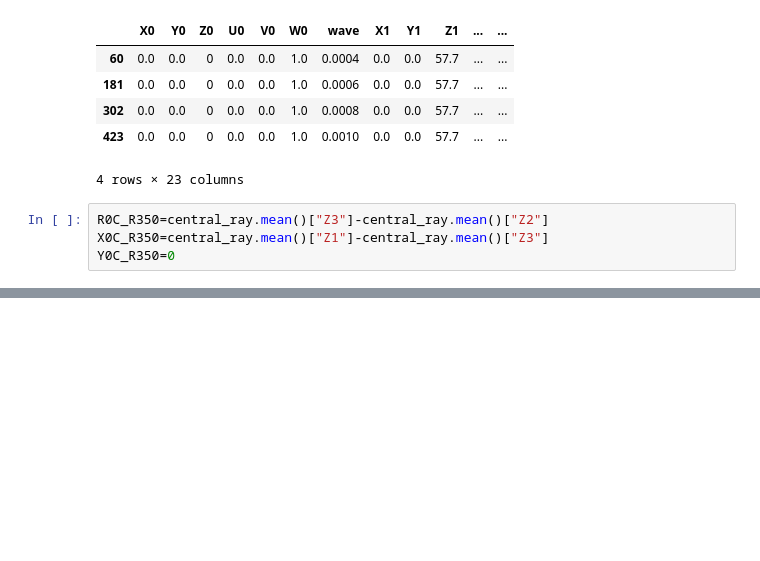
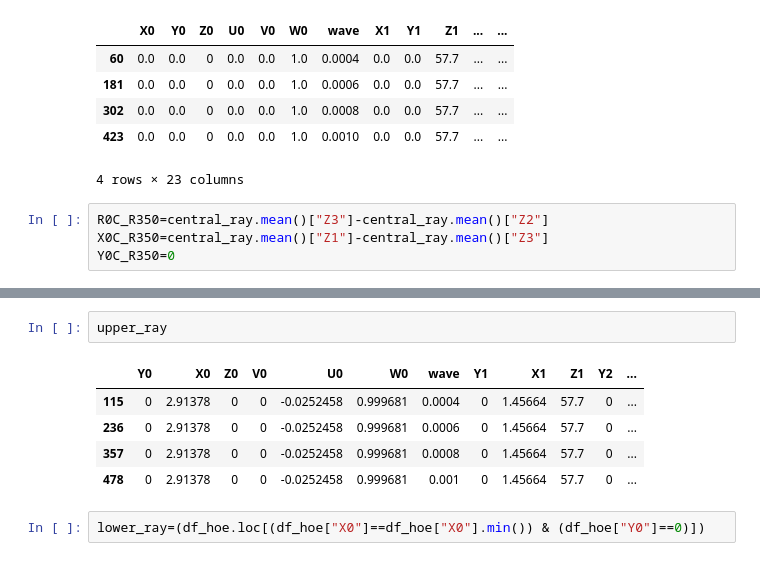
Before and after one commit to sylvielsstfr/OpticSimWthB4, a Jupyter notebook: DrawBeams/notebooks_draw/DrawBeams_swap.ipynb, the cells around one changed output, grey strips where cells are left out. Drawn from its saved outputs; the diff is of its cells as text; blank space fills up the shorter version.

```diff
--- a/DrawBeams/notebooks_draw/DrawBeams_swap.ipynb
+++ b/DrawBeams/notebooks_draw/DrawBeams_swap.ipynb
@@ -561,0 +589,10 @@ Y0C_R350=0
+# %%
+upper_ray
+# %% [output]
+|  | Y0 | X0 | Z0 | V0 | U0 | W0 | wave | Y1 | X1 | Z1 | Y2 | ... |
+| 115 | 0 | 2.91378 | 0 | 0 | -0.0252458 | 0.999681 | 0.0004 | 0 | 1.45664 | 57.7 | 0 | ... |
+| 236 | 0 | 2.91378 | 0 | 0 | -0.0252458 | 0.999681 | 0.0006 | 0 | 1.45664 | 57.7 | 0 | ... |
+| 357 | 0 | 2.91378 | 0 | 0 | -0.0252458 | 0.999681 | 0.0008 | 0 | 1.45664 | 57.7 | 0 | ... |
+| 478 | 0 | 2.91378 | 0 | 0 | -0.0252458 | 0.999681 | 0.001 | 0 | 1.45664 | 57.7 | 0 | ... |
+# %%
+lower_ray=(df_hoe.loc[(df_hoe["X0"]==df_hoe["X0"].min()) & (df_hoe["Y0"]==0)])
```
Also changed, not shown: parts of 17 cells of this notebook.
